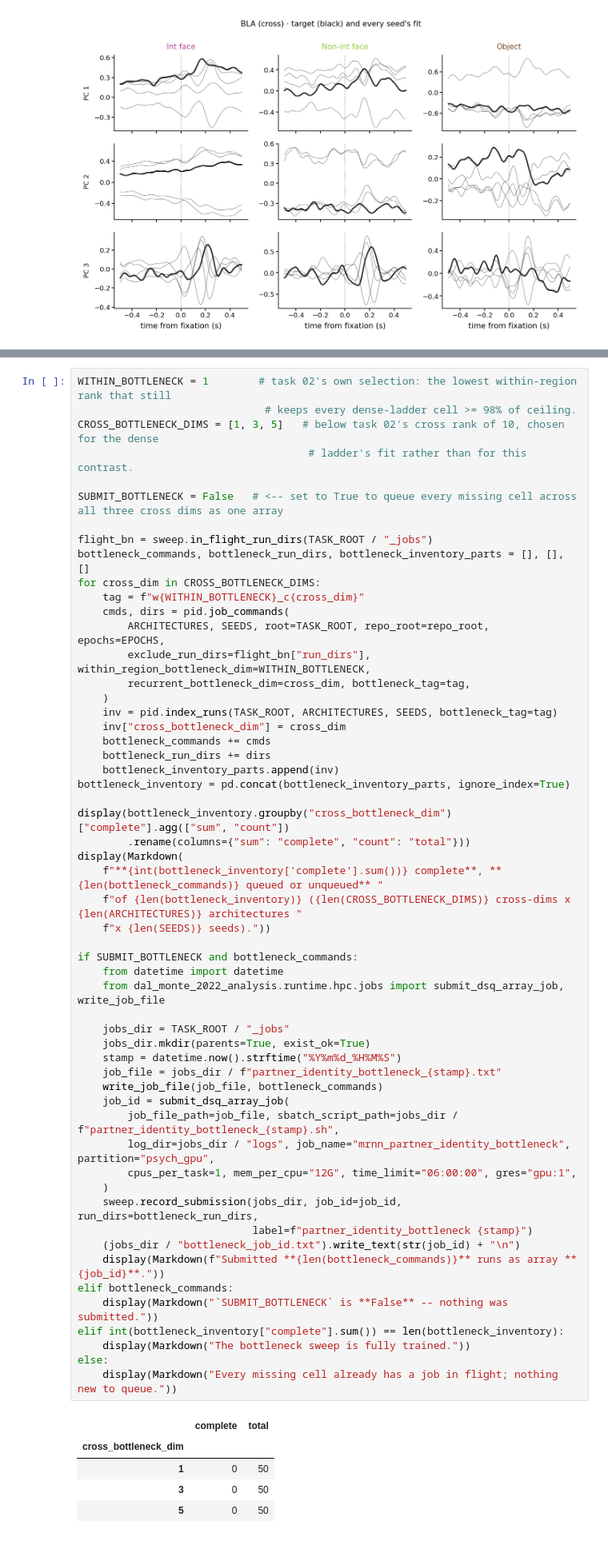
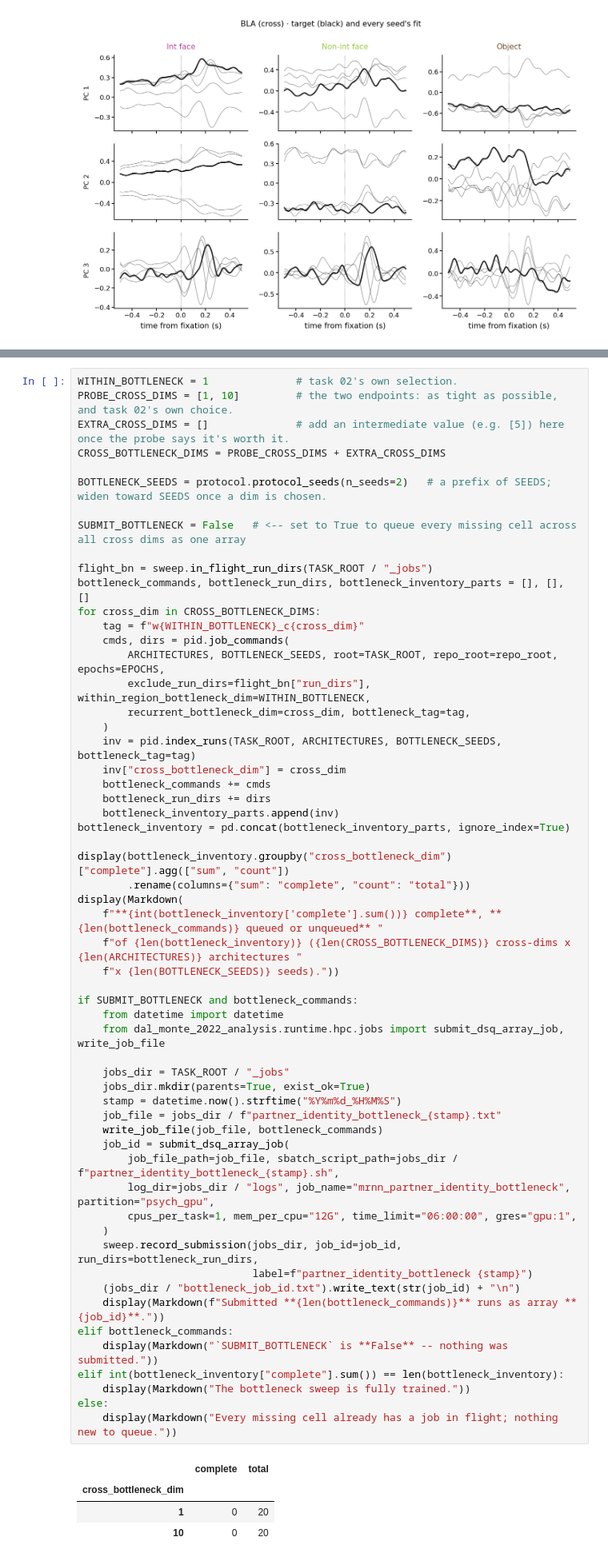
Before and after one commit to gprabaha/dal_monte_2022_analysis, a Jupyter notebook: notebooks/mrnn_chapter/01b_partner_identity.ipynb, the cells around one changed output, grey strips where cells are left out. Shown at 80% size. Cells and saved outputs as stored; diff of their text form.

```diff
--- a/notebooks/mrnn_chapter/01b_partner_identity.ipynb
+++ b/notebooks/mrnn_chapter/01b_partner_identity.ipynb
@@ -432,21 +441,23 @@ alongside (not over) the dense grid already trained.
 # %%
-WITHIN_BOTTLENECK = 1        # task 02's own selection: the lowest within-region rank that still
-                              # keeps every dense-ladder cell >= 98% of ceiling.
-CROSS_BOTTLENECK_DIMS = [1, 3, 5]   # below task 02's cross rank of 10, chosen for the dense
-                                     # ladder's fit rather than for this contrast.
+WITHIN_BOTTLENECK = 1              # task 02's own selection.
+PROBE_CROSS_DIMS = [1, 10]         # the two endpoints: as tight as possible, and task 02's own choice.
+EXTRA_CROSS_DIMS = []              # add an intermediate value (e.g. [5]) here once the probe says it's worth it.
+CROSS_BOTTLENECK_DIMS = PROBE_CROSS_DIMS + EXTRA_CROSS_DIMS
 
-SUBMIT_BOTTLENECK = False   # <-- set to True to queue every missing cell across all three cross dims as one array
+BOTTLENECK_SEEDS = protocol.protocol_seeds(n_seeds=2)   # a prefix of SEEDS; widen toward SEEDS once a dim is chosen.
+
+SUBMIT_BOTTLENECK = False   # <-- set to True to queue every missing cell across all cross dims as one array
 
 flight_bn = sweep.in_flight_run_dirs(TASK_ROOT / "_jobs")
 bottleneck_commands, bottleneck_run_dirs, bottleneck_inventory_parts = [], [], []
 for cross_dim in CROSS_BOTTLENECK_DIMS:
     tag = f"w{WITHIN_BOTTLENECK}_c{cross_dim}"
     cmds, dirs = pid.job_commands(
-        ARCHITECTURES, SEEDS, root=TASK_ROOT, repo_root=repo_root, epochs=EPOCHS,
+        ARCHITECTURES, BOTTLENECK_SEEDS, root=TASK_ROOT, repo_root=repo_root, epochs=EPOCHS,
         exclude_run_dirs=flight_bn["run_dirs"], within_region_bottleneck_dim=WITHIN_BOTTLENECK,
         recurrent_bottleneck_dim=cross_dim, bottleneck_tag=tag,
     )
-    inv = pid.index_runs(TASK_ROOT, ARCHITECTURES, SEEDS, bottleneck_tag=tag)
+    inv = pid.index_runs(TASK_ROOT, ARCHITECTURES, BOTTLENECK_SEEDS, bottleneck_tag=tag)
     inv["cross_bottleneck_dim"] = cross_dim
     bottleneck_commands += cmds
     bottleneck_run_dirs += dirs
@@ -458,35 +469,34 @@ display(bottleneck_inventory.groupby("cross_bottleneck_dim")["complete"].agg(["s
 display(Markdown(
     f"**{int(bottleneck_inventory['complete'].sum())} complete**, **{len(bottleneck_commands)} queued or unqueued** "
     f"of {len(bottleneck_inventory)} ({len(CROSS_BOTTLENECK_DIMS)} cross-dims x {len(ARCHITECTURES)} architectures "
-    f"x {len(SEEDS)} seeds)."))
+    f"x {len(BOTTLENECK_SEEDS)} seeds)."))
 
 if SUBMIT_BOTTLENECK and bottleneck_commands:
     from datetime import datetime
     from dal_monte_2022_analysis.runtime.hpc.jobs import submit_dsq_array_job, write_job_file
 
     jobs_dir = TASK_ROOT / "_jobs"
     jobs_dir.mkdir(parents=True, exist_ok=True)
     stamp = datetime.now().strftime("%Y%m%d_%H%M%S")
     job_file = jobs_dir / f"partner_identity_bottleneck_{stamp}.txt"
     write_job_file(job_file, bottleneck_commands)
     job_id = submit_dsq_array_job(
         job_file_path=job_file, sbatch_script_path=jobs_dir / f"partner_identity_bottleneck_{stamp}.sh",
         log_dir=jobs_dir / "logs", job_name="mrnn_partner_identity_bottleneck", partition="psych_gpu",
         cpus_per_task=1, mem_per_cpu="12G", time_limit="06:00:00", gres="gpu:1",
     )
     sweep.record_submission(jobs_dir, job_id=job_id, run_dirs=bottleneck_run_dirs,
                             label=f"partner_identity_bottleneck {stamp}")
     (jobs_dir / "bottleneck_job_id.txt").write_text(str(job_id) + "\n")
     display(Markdown(f"Submitted **{len(bottleneck_commands)}** runs as array **{job_id}**."))
 elif bottleneck_commands:
     display(Markdown("`SUBMIT_BOTTLENECK` is **False** -- nothing was submitted."))
 elif int(bottleneck_inventory["complete"].sum()) == len(bottleneck_inventory):
     display(Markdown("The bottleneck sweep is fully trained."))
 else:
     display(Markdown("Every missing cell already has a job in flight; nothing new to queue."))
 # %% [output]
 |  | complete | total |
 | cross_bottleneck_dim |  |  |
-| 1 | 0 | 50 |
-| 3 | 0 | 50 |
-| 5 | 0 | 50 |
+| 1 | 0 | 20 |
+| 10 | 0 | 20 |
```
Also changed, not shown: parts of 4 cells of this notebook, 1 other file.
